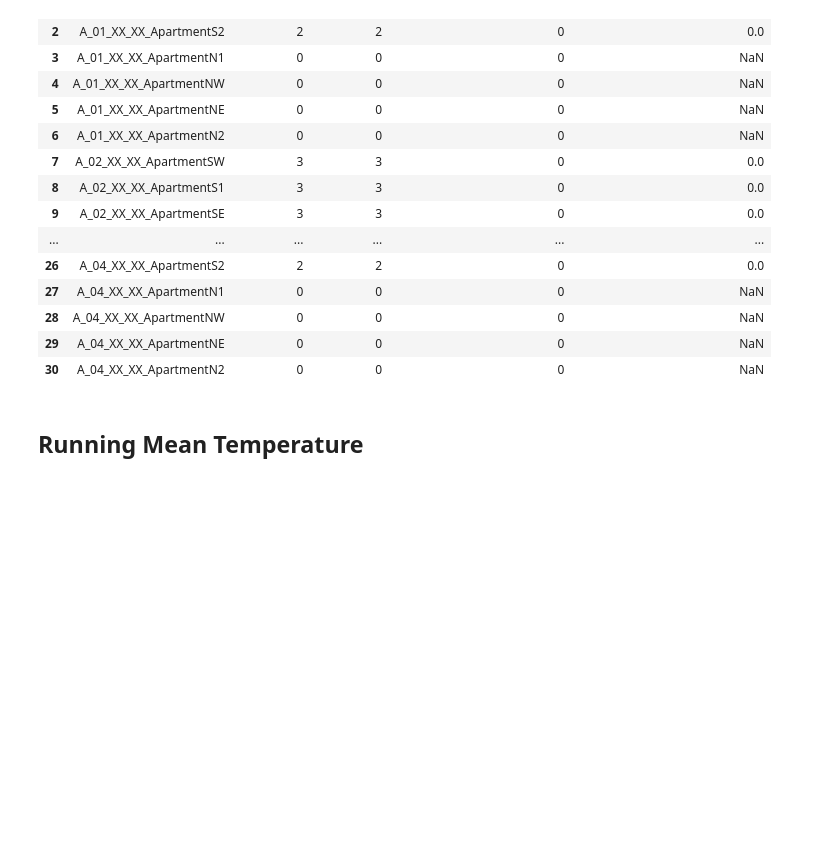
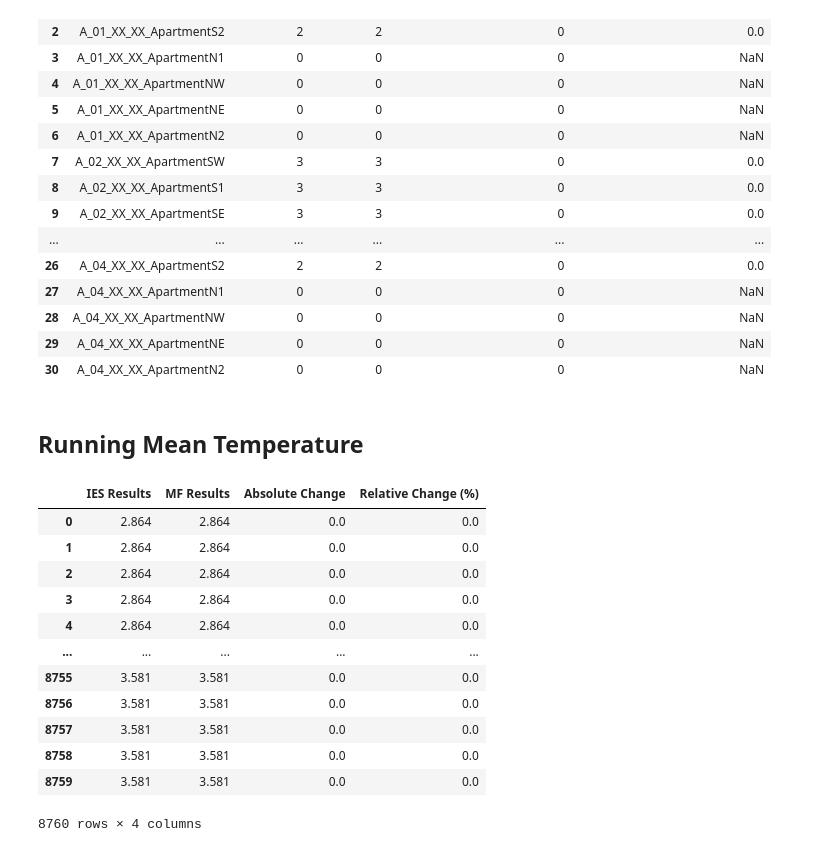
Before and after one commit to maxfordham/adaptive-comfort, a Jupyter notebook: book/tests.ipynb, the cells around one changed output. Drawn from its saved outputs; the diff is of its cells as text; code cells hidden in the pictures; blank space fills up the shorter version.

```diff
--- a/book/tests.ipynb
+++ b/book/tests.ipynb
@@ -110,5 +112,18 @@ df["Criterion 3, Air Speed 0.1"]  # Show data frame
 # %%
 FPTH_TEST_ALL_CRITERIA = cwd / "tests" / "test_running_mean_temp.xlsx"
 df = pd.read_excel(FPTH_TEST_ALL_CRITERIA, sheet_name=None)
 del df["Running Mean Temperature"]["index"]
-df["Running Mean Temperature"]  #TODO: Add matplotlib
+# %% [output]
+|  | IES Results | MF Results | Absolute Change | Relative Change (%) |
+| 0 | 2.864 | 2.864 | 0.0 | 0.0 |
+| 1 | 2.864 | 2.864 | 0.0 | 0.0 |
+| 2 | 2.864 | 2.864 | 0.0 | 0.0 |
+| 3 | 2.864 | 2.864 | 0.0 | 0.0 |
+| 4 | 2.864 | 2.864 | 0.0 | 0.0 |
+| ... | ... | ... | ... | ... |
+| 8755 | 3.581 | 3.581 | 0.0 | 0.0 |
+| 8756 | 3.581 | 3.581 | 0.0 | 0.0 |
+| 8757 | 3.581 | 3.581 | 0.0 | 0.0 |
+| 8758 | 3.581 | 3.581 | 0.0 | 0.0 |
+| 8759 | 3.581 | 3.581 | 0.0 | 0.0 |
+8760 rows × 4 columns
```
Also changed, not shown: parts of 9 cells of this notebook, 2 other files.
